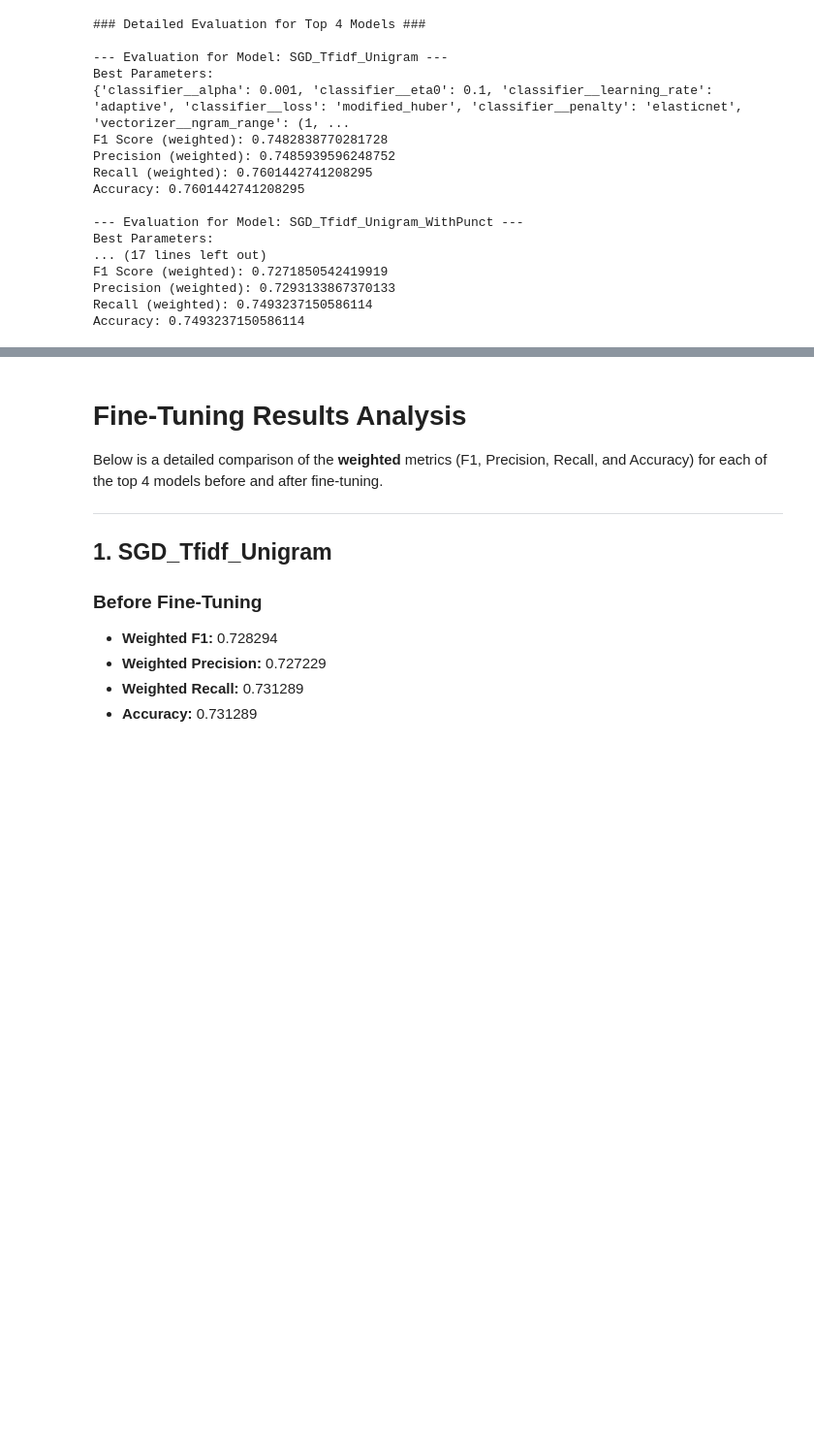
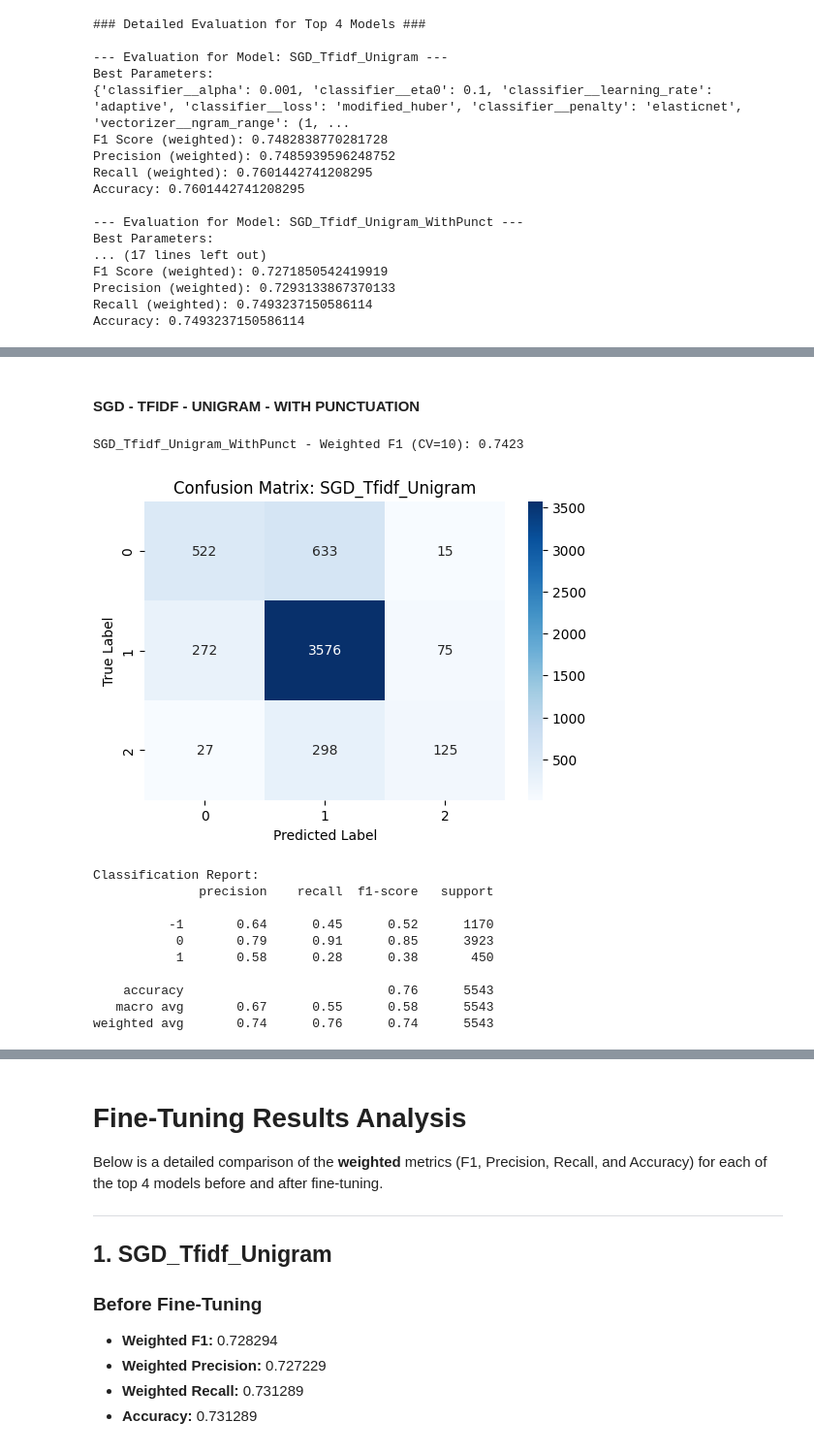
Before and after one commit to ajm2004/OpenAI-Sentiment-Analysis, a Jupyter notebook: Notebooks/partCpipieline.ipynb, the cells around one changed output, grey strips where cells are left out. Shown at 97% size. Saved outputs shown, nothing was run; the diff lists cells and outputs as text; code cells hidden in the pictures; blank space fills up the shorter version.

```diff
--- a/Notebooks/partCpipieline.ipynb
+++ b/Notebooks/partCpipieline.ipynb
@@ -1936,0 +1442,50 @@ Accuracy: 0.7493237150586114
+# %% [markdown]
+#### SGD - TFIDF - UNIGRAM - WITH PUNCTUATION
+# %%
+sgd_tfidf_uni_wp_pipes = create_pipeline(
+    clf_key="SGD",
+    estimator=SGDClassifier(alpha=0.0001, eta0=0.01, learning_rate='adaptive',
+                            loss='modified_huber', penalty='l1'),
+    prep_suffix="_WithPunct",     # "_WithPunct" => TextPreprocessorNoPunct
+    vec_type="Tfidf",
+    ngram_label="Unigram",        # => ngram_range=(1,1)
+    use_glove=False,
+    use_sampler=False,
+    add_svd_versions=False
+)
+sgd_tfidf_uni_wp_key, sgd_tfidf_uni_wp_pipe = sgd_tfidf_uni_wp_pipes[0]
+
+scores_sgd_tfidf_uni_wp = cross_val_score(sgd_tfidf_uni_wp_pipe, X, y, cv=10, scoring='f1_weighted')
+print(f"{sgd_tfidf_uni_wp_key} - Weighted F1 (CV=10): {np.mean(scores_sgd_tfidf_uni_wp):.4f}")
+
+y_pred_sgd_tfidf_uni_wp = cross_val_predict(sgd_tfidf_uni_wp_pipe, X, y, cv=10)
+
+cm = confusion_matrix(y, y_pred_sgd_tfidf_uni, labels=[-1, 0, 1])
+plt.figure(figsize=(6, 4))
+
+sns.heatmap(cm, annot=True, cmap='Blues', fmt='g')
+plt.title(f"Confusion Matrix: {sgd_tfidf_uni_key}")
+plt.xlabel("Predicted Label")
+plt.ylabel("True Label")
+
+plt.show()
+
+# Also print the classification report
+print("\nClassification Report:")
+print(classification_report(y, y_pred_sgd_tfidf_uni))
+
+
+sgd_tfidf_uni_wp_f1 = np.mean(scores_sgd_tfidf_uni_wp)
+# %% [output]
+SGD_Tfidf_Unigram_WithPunct - Weighted F1 (CV=10): 0.7423
+[figure, added]
+Classification Report:
+              precision    recall  f1-score   support
+
+          -1       0.64      0.45      0.52      1170
+           0       0.79      0.91      0.85      3923
+           1       0.58      0.28      0.38       450
+
+    accuracy                           0.76      5543
+   macro avg       0.67      0.55      0.58      5543
+weighted avg       0.74      0.76      0.74      5543
```
Also changed, not shown: parts of 11 cells of this notebook.
